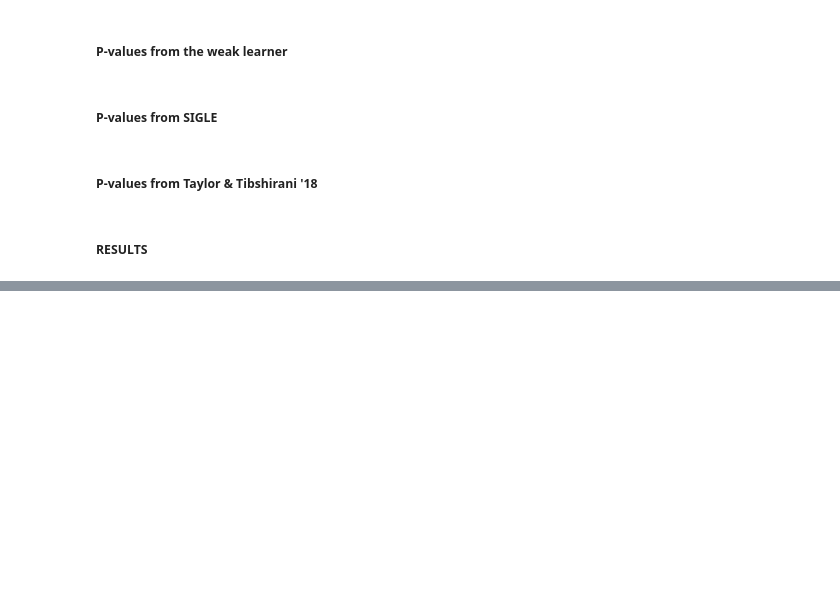
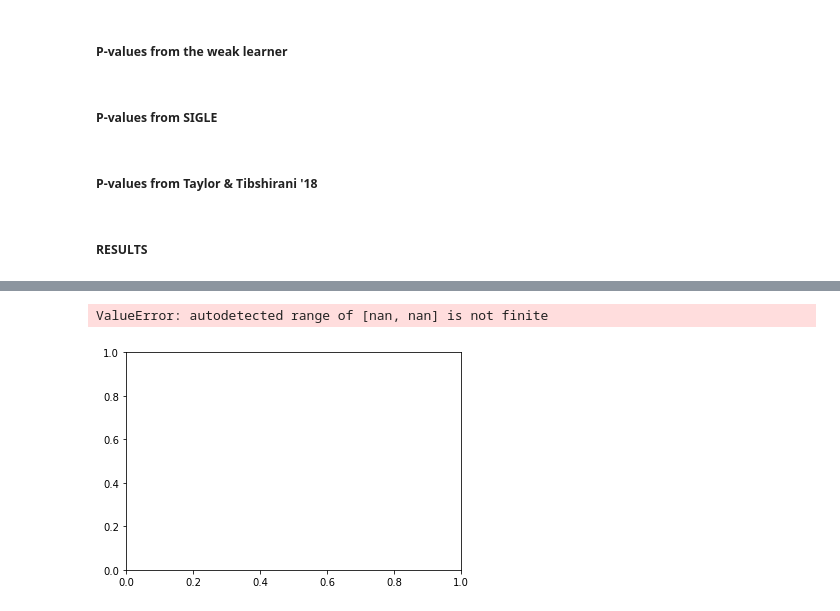
Before and after one commit to quentin-duchemin/SIGLE, a Jupyter notebook: SIGLE.ipynb, the cells around one changed output, grey strips where cells are left out. Drawn from its saved outputs; the diff is of its cells as text; code cells hidden in the pictures; blank space fills up the shorter version.

```diff
--- a/SIGLE.ipynb
+++ b/SIGLE.ipynb
@@ -178,0 +213,35 @@ plot_cdf_pvalues(lists_pvalues, names, name_figsave=None)
+# %%
+matXtrue = X[:,M]
+rho = matXtrue.T @ barpi.T
+tildetheta = net(torch.from_numpy(rho.T).float())
+tildetheta = tildetheta.detach().numpy()
+tildeGN = matXtrue.T @ np.diag(barpi*(np.ones(n)-barpi)) @ matXtrue
+usvd,s,vt = np.linalg.svd(tildeGN)
+tildeGN_12 = usvd @ np.diag(1/np.sqrt(s)) @ vt
+GNtilde = matXtrue.T @ np.diag(sigmoid1(matXtrue @ tildetheta)) @ matXtrue
+VN = tildeGN_12 @ GNtilde
+
+idxs = np.random.choice([i for i in range(len(states))], size=600, p=probasalt)
+lsstat = []
+u  = np.random.normal(0,1,len(M))
+u /= np.linalg.norm(u)
+u = np.zeros(len(M))
+u[0] = 1
+lspvals_selec = []
+for i in idxs:
+    y = np.array(states[i])
+    # selected
+    model = LogisticRegression(C=10000, solver='liblinear', fit_intercept=False)
+    model.fit(matXtrue, y)
+    theta = model.coef_[0]
+    stat = u.T @ VN @ (theta - tildetheta)
+    lsstat.append(stat)
+    stat2 = np.linalg.norm( VN @ (theta - tildetheta))**2
+    lspvals_selec.append(1-scipy.stats.chi2.cdf(stat2, len(M)))
+a= plt.hist(lsstat, density=True, alpha=0.2, bins=30)
+b = np.random.normal(0,1,500)
+c = plt.hist(b,density=True, bins=30, alpha=0.2, label='true gaussian')
+plt.legend()
+# %% [output]
+ValueError: autodetected range of [nan, nan] is not finite
+[figure, added]
```
Also changed, not shown: parts of 17 cells of this notebook, 1 other file.
